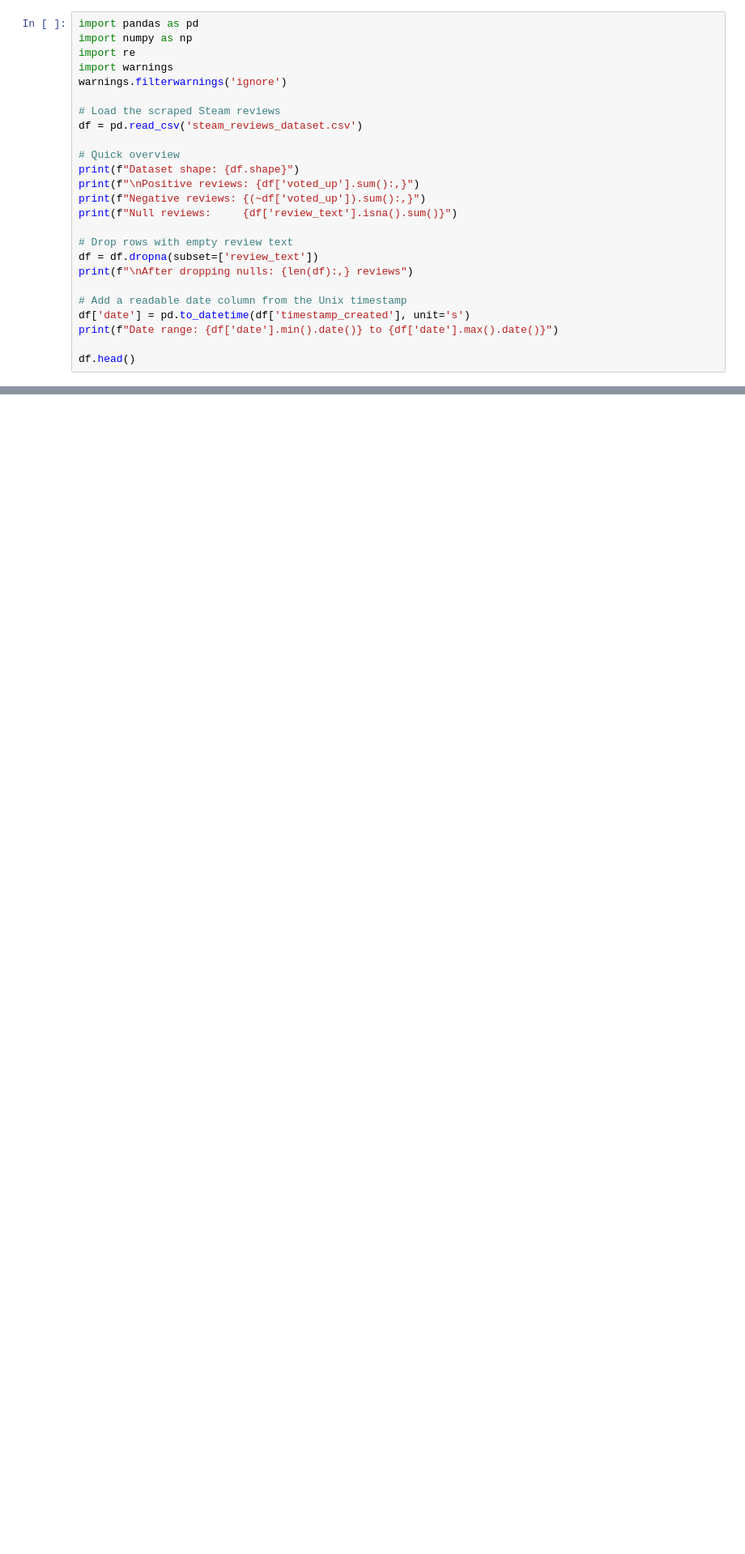
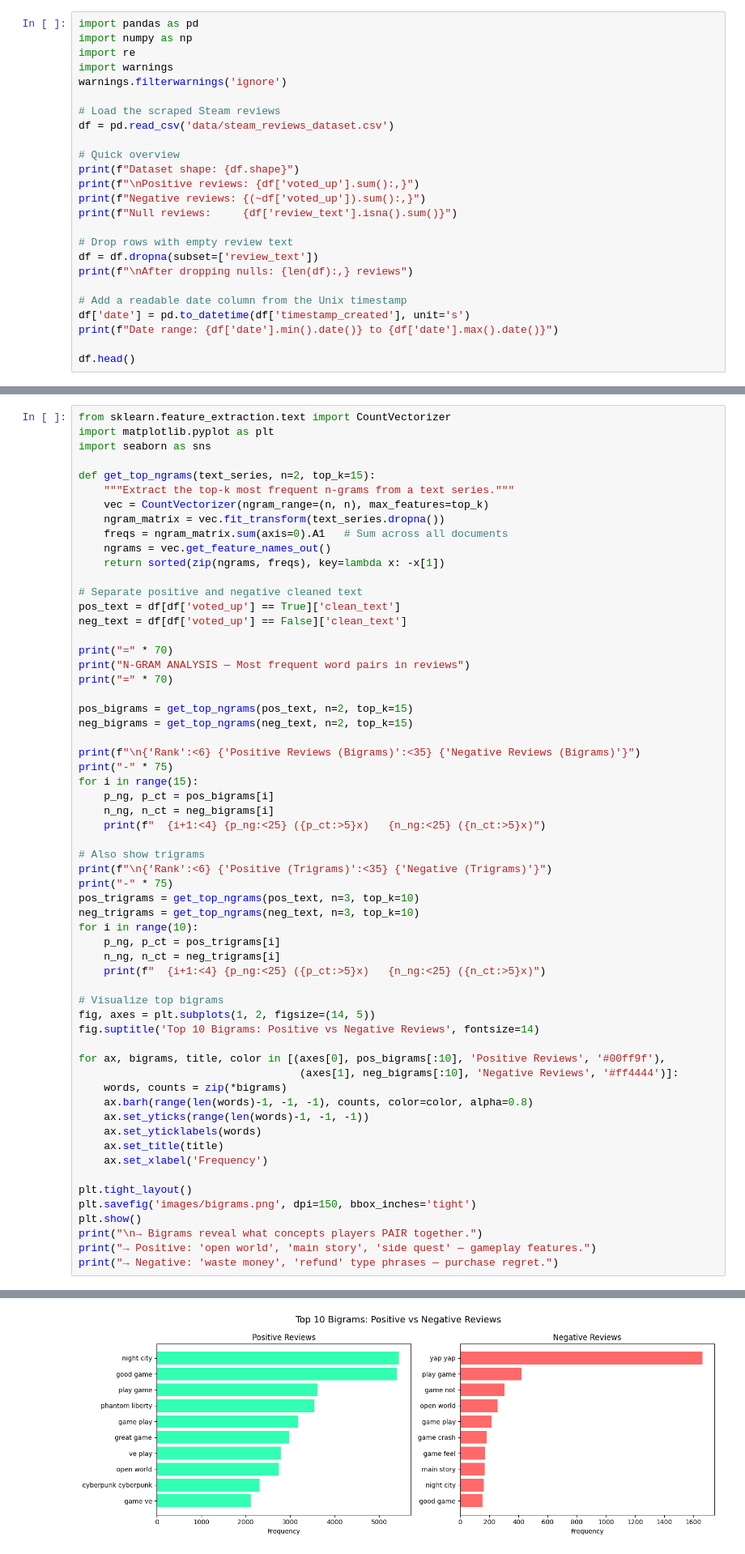
Before and after one commit to Aryan2033/Sentiment-Analysis-of-Cyberpunk-2077, a Jupyter notebook: project_changes.ipynb, the cells around one changed output, grey strips where cells are left out. Shown at 81% size. Cells and saved outputs as stored; diff of their text form; blank space fills up the shorter version.

```diff
--- a/project_changes.ipynb
+++ b/project_changes.ipynb
@@ -10,7 +39,7 @@ import warnings
 warnings.filterwarnings('ignore')
 
 # Load the scraped Steam reviews
-df = pd.read_csv('steam_reviews_dataset.csv')
+df = pd.read_csv('data/steam_reviews_dataset.csv')
 
 # Quick overview
 print(f"Dataset shape: {df.shape}")
@@ -267,0 +831,61 @@ print("   and time references — useful for tracking sentiment over time.")
+# %%
+from sklearn.feature_extraction.text import CountVectorizer
+import matplotlib.pyplot as plt
+import seaborn as sns
+
+def get_top_ngrams(text_series, n=2, top_k=15):
+    """Extract the top-k most frequent n-grams from a text series."""
+    vec = CountVectorizer(ngram_range=(n, n), max_features=top_k)
+    ngram_matrix = vec.fit_transform(text_series.dropna())
+    freqs = ngram_matrix.sum(axis=0).A1   # Sum across all documents
+    ngrams = vec.get_feature_names_out()
+    return sorted(zip(ngrams, freqs), key=lambda x: -x[1])
+
+# Separate positive and negative cleaned text
+pos_text = df[df['voted_up'] == True]['clean_text']
+neg_text = df[df['voted_up'] == False]['clean_text']
+
+print("=" * 70)
+print("N-GRAM ANALYSIS — Most frequent word pairs in reviews")
+print("=" * 70)
+
+pos_bigrams = get_top_ngrams(pos_text, n=2, top_k=15)
+neg_bigrams = get_top_ngrams(neg_text, n=2, top_k=15)
+
+print(f"\n{'Rank':<6} {'Positive Reviews (Bigrams)':<35} {'Negative Reviews (Bigrams)'}")
+print("-" * 75)
+for i in range(15):
+    p_ng, p_ct = pos_bigrams[i]
+    n_ng, n_ct = neg_bigrams[i]
+    print(f"  {i+1:<4} {p_ng:<25} ({p_ct:>5}x)   {n_ng:<25} ({n_ct:>5}x)")
+
+# Also show trigrams
+print(f"\n{'Rank':<6} {'Positive (Trigrams)':<35} {'Negative (Trigrams)'}")
+print("-" * 75)
+pos_trigrams = get_top_ngrams(pos_text, n=3, top_k=10)
+neg_trigrams = get_top_ngrams(neg_text, n=3, top_k=10)
+for i in range(10):
+    p_ng, p_ct = pos_trigrams[i]
+    n_ng, n_ct = neg_trigrams[i]
+    print(f"  {i+1:<4} {p_ng:<25} ({p_ct:>5}x)   {n_ng:<25} ({n_ct:>5}x)")
+
+# Visualize top bigrams
+fig, axes = plt.subplots(1, 2, figsize=(14, 5))
+fig.suptitle('Top 10 Bigrams: Positive vs Negative Reviews', fontsize=14)
+
+for ax, bigrams, title, color in [(axes[0], pos_bigrams[:10], 'Positive Reviews', '#00ff9f'),
+                                   (axes[1], neg_bigrams[:10], 'Negative Reviews', '#ff4444')]:
+    words, counts = zip(*bigrams)
+    ax.barh(range(len(words)-1, -1, -1), counts, color=color, alpha=0.8)
+    ax.set_yticks(range(len(words)-1, -1, -1))
+    ax.set_yticklabels(words)
+    ax.set_title(title)
+    ax.set_xlabel('Frequency')
+
+plt.tight_layout()
+plt.savefig('images/bigrams.png', dpi=150, bbox_inches='tight')
+plt.show()
+print("\n→ Bigrams reveal what concepts players PAIR together.")
+print("→ Positive: 'open world', 'main story', 'side quest' — gameplay features.")
+print("→ Negative: 'waste money', 'refund' type phrases — purchase regret.")
+# %% [output]
@@ -267,0 +909 @@ print("   and time references — useful for tracking sentiment over time.")
+[figure, added]
```
Also changed, not shown: parts of 48 cells of this notebook, 22 other files.
